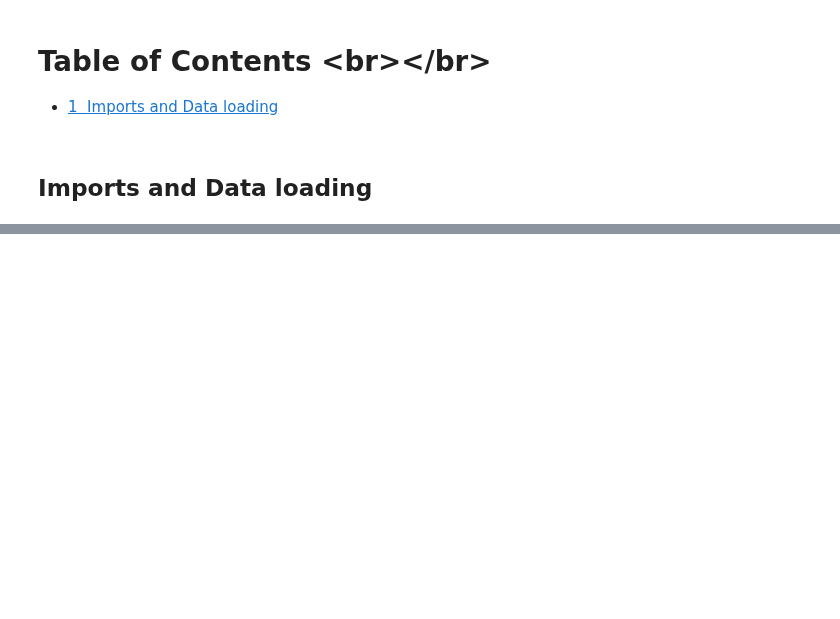
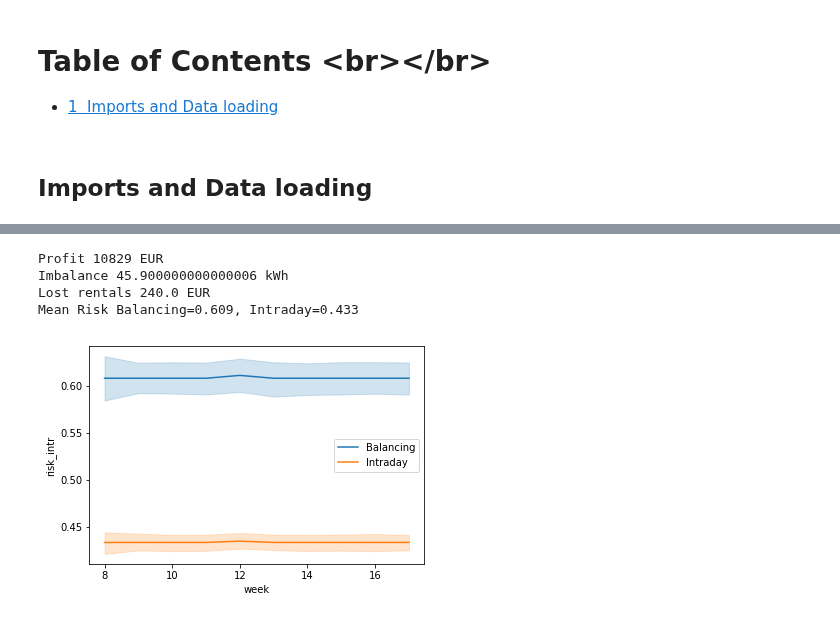
Before and after one commit to indyfree/FleetSim, a Jupyter notebook: notebooks/08-RL-Gym.ipynb, the cells around one changed output, grey strips where cells are left out. Saved outputs shown, nothing was run; the diff lists cells and outputs as text; code cells hidden in the pictures; blank space fills up the shorter version.

```diff
--- a/notebooks/08-RL-Gym.ipynb
+++ b/notebooks/08-RL-Gym.ipynb
@@ -114,0 +155,8 @@ Episode 1: reward: 2421.272, steps: 6429
+# %%
+results(result_filename.format("test"))
+# %% [output]
+Profit 10829 EUR
+Imbalance 45.900000000000006 kWh
+Lost rentals 240.0 EUR
+Mean Risk Balancing=0.609, Intraday=0.433
+[figure, added]
```
Also changed, not shown: parts of 10 cells of this notebook, 6 other files.
